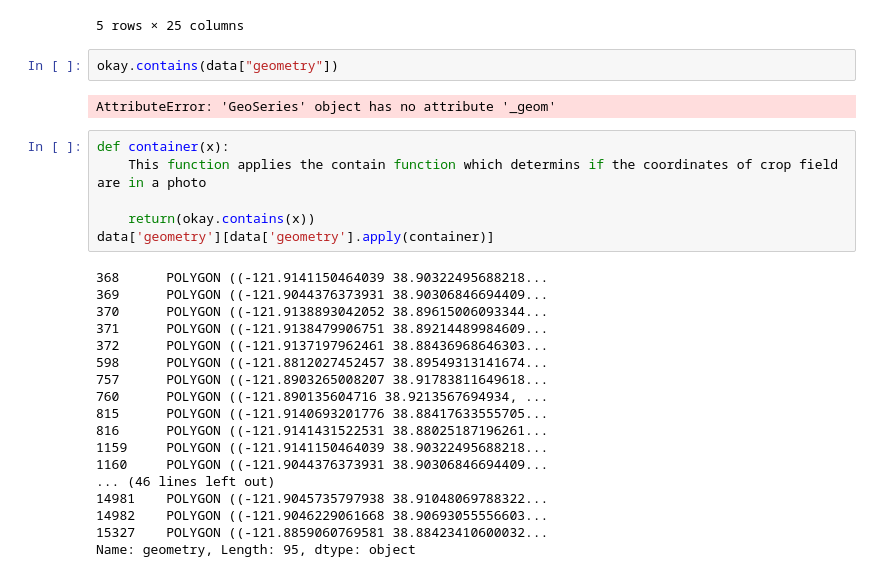
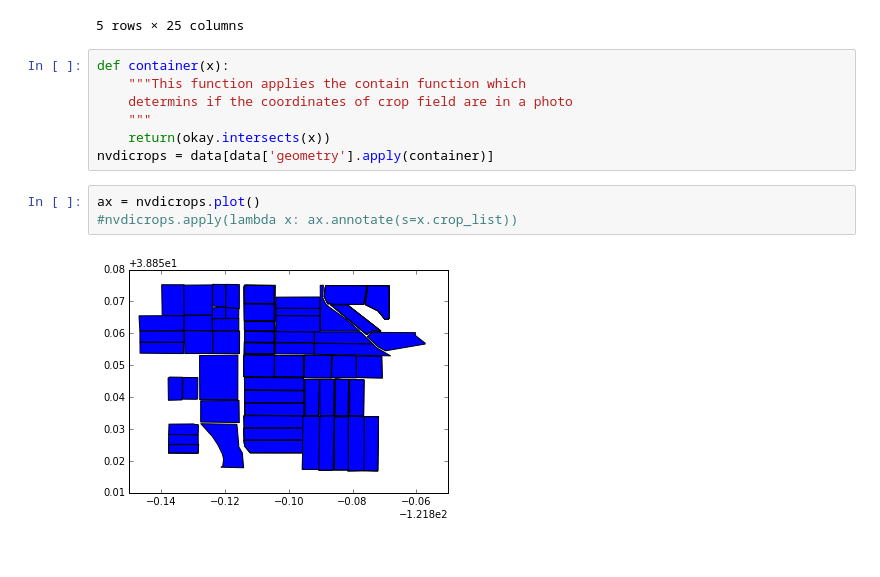
Before and after one commit to MarcelColvin/GeoSpatial-Classification, a Jupyter notebook: Imagecropcontainer.ipynb, the cells around one changed output. Drawn from its saved outputs; the diff is of its cells as text.

```diff
--- a/Imagecropcontainer.ipynb
+++ b/Imagecropcontainer.ipynb
@@ -83,31 +83,15 @@ data.head()
 | 3 | 2770898 | 57 | 6129268 | B12 | 760066 | 570220A | PYLMAN & SON, JOHN | 2016 | 2016-02-04 | ... |
 | 4 | 2770899 | 57 | 6129269 | B13 | 760066 | 570220A | PYLMAN & SON, JOHN | 2016 | 2016-02-04 | ... |
 5 rows × 25 columns
-# %%
-okay.contains(data["geometry"])
-# %% [output]
-AttributeError: 'GeoSeries' object has no attribute '_geom'
 # %%
 def container(x):
-    This function applies the contain function which determins if the coordinates of crop field are in a photo
-
-    return(okay.contains(x))
-data['geometry'][data['geometry'].apply(container)]
+    """This function applies the contain function which
+    determins if the coordinates of crop field are in a photo
+    """
+    return(okay.intersects(x))
+nvdicrops = data[data['geometry'].apply(container)]
-# %% [output]
-368      POLYGON ((-121.9141150464039 38.90322495688218...
-369      POLYGON ((-121.9044376373931 38.90306846694409...
-370      POLYGON ((-121.9138893042052 38.89615006093344...
-371      POLYGON ((-121.9138479906751 38.89214489984609...
-372      POLYGON ((-121.9137197962461 38.88436968646303...
-598      POLYGON ((-121.8812027452457 38.89549313141674...
-757      POLYGON ((-121.8903265008207 38.91783811649618...
-760      POLYGON ((-121.890135604716 38.9213567694934, ...
-815      POLYGON ((-121.9140693201776 38.88417633555705...
-816      POLYGON ((-121.9141431522531 38.88025187196261...
-1159     POLYGON ((-121.9141150464039 38.90322495688218...
-1160     POLYGON ((-121.9044376373931 38.90306846694409...
-... (46 lines left out)
-14981    POLYGON ((-121.9045735797938 38.91048069788322...
-14982    POLYGON ((-121.9046229061668 38.90693055556603...
-15327    POLYGON ((-121.8859060769581 38.88423410600032...
-Name: geometry, Length: 95, dtype: object
+# %%
+ax = nvdicrops.plot()
+#nvdicrops.apply(lambda x: ax.annotate(s=x.crop_list))
+# %% [output]
+[figure, added]
```
Also changed, not shown: parts of 6 cells of this notebook.
